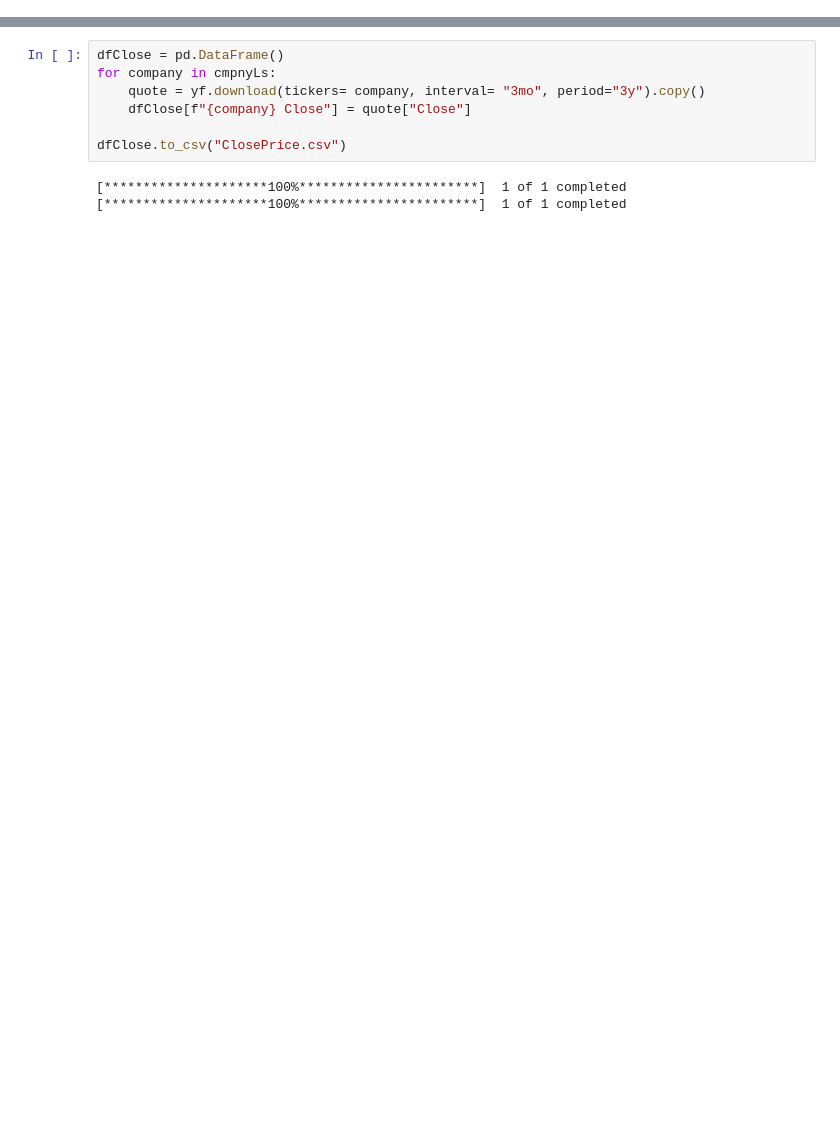
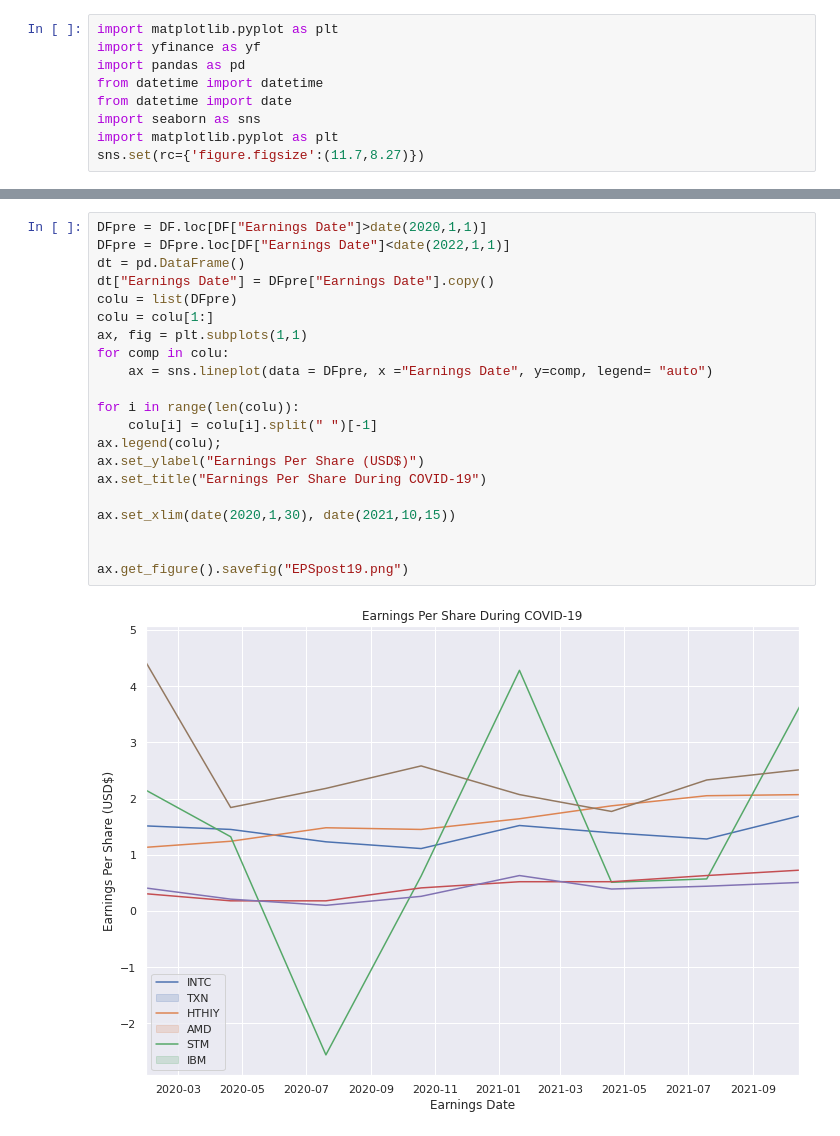
Before and after one commit to stilxam/Assignement_BIaN, a Jupyter notebook: Yapi/Yapi.ipynb, the cells around one changed output, grey strips where cells are left out. Saved outputs shown, nothing was run; the diff lists cells and outputs as text; blank space fills up the shorter version.

```diff
--- a/Yapi/Yapi.ipynb
+++ b/Yapi/Yapi.ipynb
@@ -1 +1,10 @@
+# %%
+import matplotlib.pyplot as plt
+import yfinance as yf
+import pandas as pd
+from datetime import datetime
+from datetime import date
+import seaborn as sns
+import matplotlib.pyplot as plt
+sns.set(rc={'figure.figsize':(11.7,8.27)})
 # %%
@@ -21,10 +52,23 @@ latest.to_csv("earnings.csv", index = False)
-# %%
-dfClose = pd.DataFrame()
-for company in cmpnyLs:
-    quote = yf.download(tickers= company, interval= "3mo", period="3y").copy()
-    dfClose[f"{company} Close"] = quote["Close"]
-
-dfClose.to_csv("ClosePrice.csv")
-# %% [output]
-[*********************100%***********************]  1 of 1 completed
-[*********************100%***********************]  1 of 1 completed
+# %%
+DFpre = DF.loc[DF["Earnings Date"]>date(2020,1,1)]
+DFpre = DFpre.loc[DF["Earnings Date"]<date(2022,1,1)]
+dt = pd.DataFrame()
+dt["Earnings Date"] = DFpre["Earnings Date"].copy()
+colu = list(DFpre)
+colu = colu[1:]
+ax, fig = plt.subplots(1,1)
+for comp in colu:
+    ax = sns.lineplot(data = DFpre, x ="Earnings Date", y=comp, legend= "auto")
+
+for i in range(len(colu)):
+    colu[i] = colu[i].split(" ")[-1]
+ax.legend(colu);
+ax.set_ylabel("Earnings Per Share (USD$)")
+ax.set_title("Earnings Per Share During COVID-19")
+
+ax.set_xlim(date(2020,1,30), date(2021,10,15))
+
+
+ax.get_figure().savefig("EPSpost19.png")
+# %% [output]
+[figure, added]
```
Also changed, not shown: parts of 7 cells of this notebook, 2 other files.
